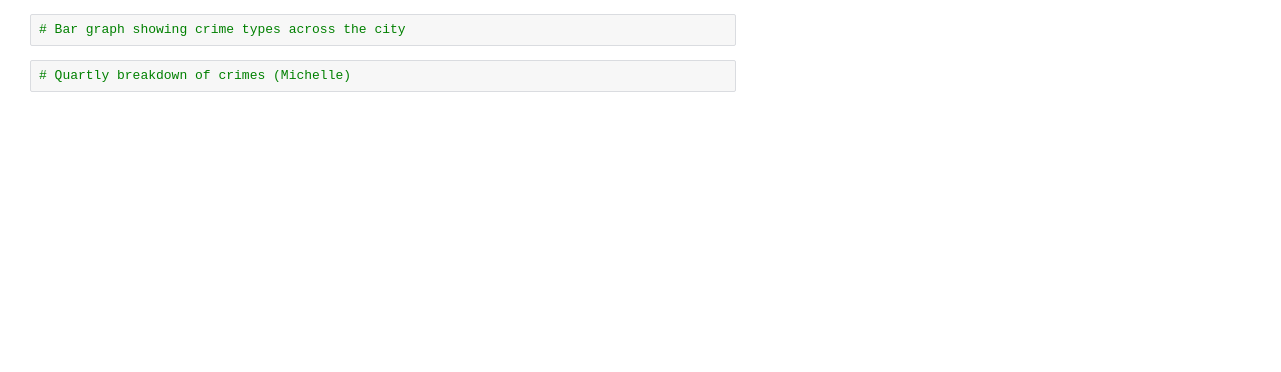
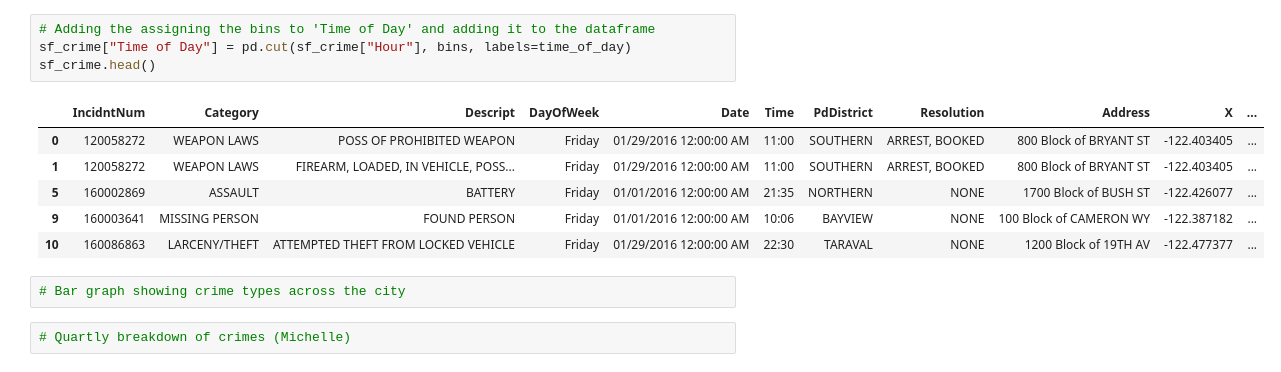
Before and after one commit to michellegillis/SFPD_Crime_Stats_Project, a Jupyter notebook: sf_crime_category.ipynb, the cells around one changed output. Saved outputs shown, nothing was run; the diff lists cells and outputs as text; blank space fills up the shorter version.

```diff
--- a/sf_crime_category.ipynb
+++ b/sf_crime_category.ipynb
@@ -28,3 +84,14 @@ sfpd_rawdata_clean
+# %%
+# Adding the assigning the bins to 'Time of Day' and adding it to the dataframe
+sf_crime["Time of Day"] = pd.cut(sf_crime["Hour"], bins, labels=time_of_day)
+sf_crime.head()
+# %% [output]
+|  | IncidntNum | Category | Descript | DayOfWeek | Date | Time | PdDistrict | Resolution | Address | X | ... |
+| 0 | 120058272 | WEAPON LAWS | POSS OF PROHIBITED WEAPON | Friday | 01/29/2016 12:00:00 AM | 11:00 | SOUTHERN | ARREST, BOOKED | 800 Block of BRYANT ST | -122.403405 | ... |
+| 1 | 120058272 | WEAPON LAWS | FIREARM, LOADED, IN VEHICLE, POSS... | Friday | 01/29/2016 12:00:00 AM | 11:00 | SOUTHERN | ARREST, BOOKED | 800 Block of BRYANT ST | -122.403405 | ... |
+| 5 | 160002869 | ASSAULT | BATTERY | Friday | 01/01/2016 12:00:00 AM | 21:35 | NORTHERN | NONE | 1700 Block of BUSH ST | -122.426077 | ... |
+| 9 | 160003641 | MISSING PERSON | FOUND PERSON | Friday | 01/01/2016 12:00:00 AM | 10:06 | BAYVIEW | NONE | 100 Block of CAMERON WY | -122.387182 | ... |
+| 10 | 160086863 | LARCENY/THEFT | ATTEMPTED THEFT FROM LOCKED VEHICLE | Friday | 01/29/2016 12:00:00 AM | 22:30 | TARAVAL | NONE | 1200 Block of 19TH AV | -122.477377 | ... |
 # %%
 # Bar graph showing crime types across the city
 # %%
```
Also changed, not shown: parts of 10 cells of this notebook, 1 other file.
